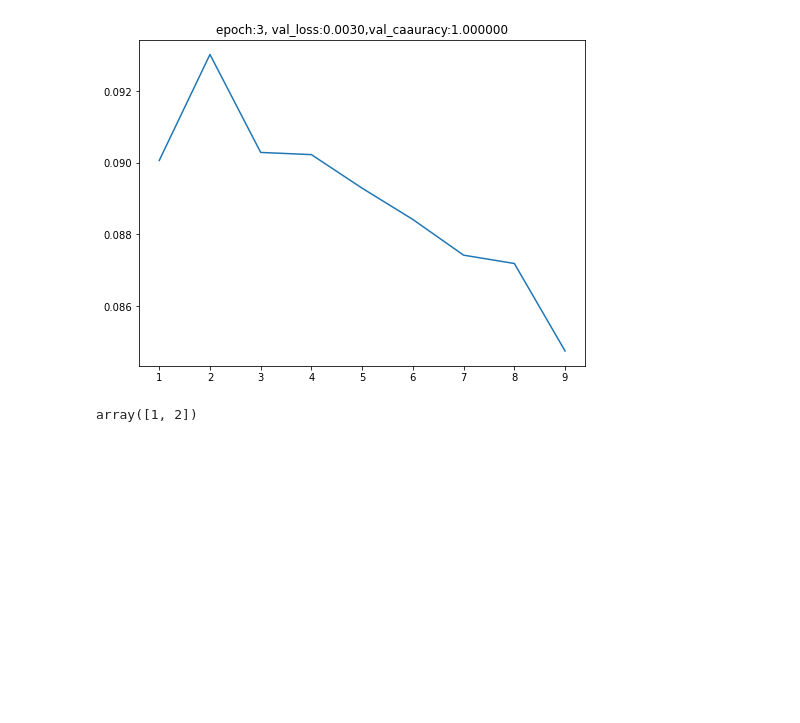
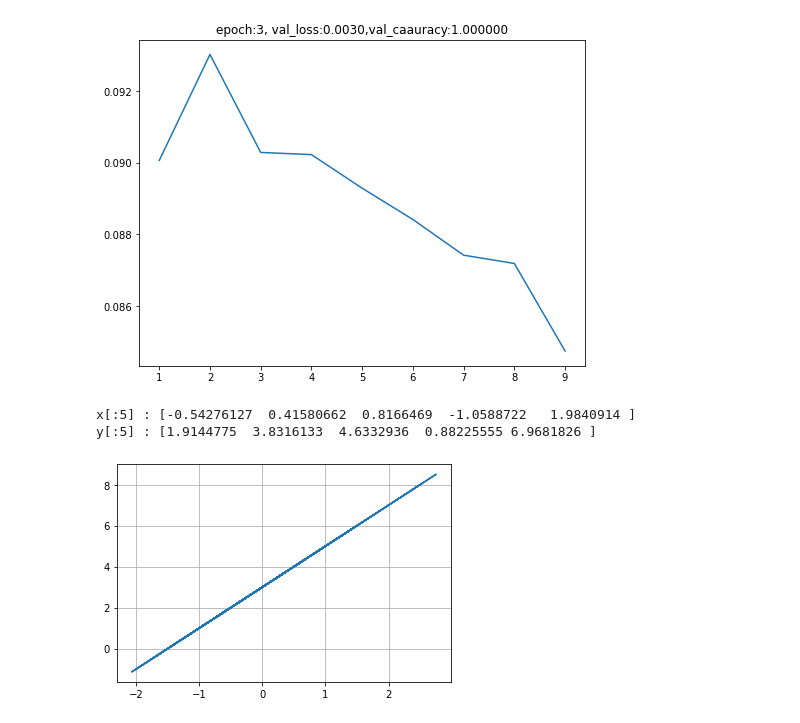
Before and after one commit to limit9895/Study, a Jupyter notebook: Tensorflow_study.ipynb, the cells around one changed output. Cells and saved outputs as stored; diff of their text form; code cells hidden in the pictures; blank space fills up the shorter version.

```diff
--- a/Tensorflow_study.ipynb
+++ b/Tensorflow_study.ipynb
@@ -1612,7 +1606,69 @@ epoch:3, batch:450, batch_loss:0.0428, batch_accuracy:0.9922, avg_loss:0.0847
 [figure]
 [figure]
 [figure]
-# %%
-np.arange(1,3)
-# %% [output]
-array([1, 2])
+# %%
+#사용자 정의-훈련
+#자동 미분
+import numpy as np
+import tensorflow as tf
+import matplotlib.pyplot as plt
+'''
+#참고 사항
+#아래 내용은 변수를 생성하고 해당 변수를 편미분 하면 어떤 결과가 나오는지 알려주기 위해서 작성해봄
+#a, b의 Variable를 생성
+a = tf.Variable([1,2,3,4,5], dtype=tf.float32)
+b = tf.Variable([10,20,30,40,50], dtype=tf.float32)
+
+#미분 계산을 위해서 a,b가 미분 가능한 객체인지 확인
+print(f'a.trainable : {a.trainable}\nb.trainable : {b.trainable}')
+
+# c = a*b
+# c를 a에 대한 편미분 => b
+# c를 b에 대한 편미분 => a
+with tf.GradientTape() as tape:
+    c = a*b
+grads = tape.gradient(c,[a,b])
+print(f'dc/da : {grads[0].numpy()}')
+print(f'dc/db : {grads[1].numpy()}')
+'''
+#100개의 난수 생성
+x = tf.Variable(np.random.normal(size=(100,)), dtype=tf.float32)
+y = 2*x+3
+#100개의 난수 중 앞에 5개를 확인 하여 정상적으로 생성 되었는지 확인
+print(f'x[:5] : {x[:5].numpy()}\ny[:5] : {y[:5].numpy()}')
+fig, ax = plt.subplots(figsize=(6,4))
+ax.plot(x.numpy(),y.numpy())
+ax.grid()
+plt.show()
+
+#학습률, 최대 에포크 정의
+learning_rate = 0.25
+EPOCHS = 100
+
+#w,b 초기값을 0.0으로 설정, float 타입으로 해야함
+w = tf.Variable(0.0)
+b = tf.Variable(0.0)
+
+for epoch in range(EPOCHS):
+    with tf.GradientTape() as tape:
+        #y_hat(예측값)
+        y_hat = w*x+b
+        #손실계산(MSE)
+        loss = tf.reduce_mean((y_hat - y)**2)
+
+    #그래디언트 계산
+    dw, db = tape.gradient(loss, [w,b])
+
+    #그래디언트 업데이트
+    w = tf.Variable(w - learning_rate*dw)
+    b = tf.Variable(b - learning_rate*db)
+
+    print(f'epoch : {epoch}, loss : {loss.numpy():.4f}, w : {w.numpy():.4f}, b : {b.numpy():.4f}')
+
+    #Error가 0.0005보다 작으면 루프 종료
+    if loss.numpy() < 0.0005:
+        break
+# %% [output]
+x[:5] : [-0.54276127  0.41580662  0.8166469  -1.0588722   1.9840914 ]
+y[:5] : [1.9144775  3.8316133  4.6332936  0.88225555 6.9681826 ]
+[figure, added]
```
Also changed, not shown: parts of 3 cells of this notebook.
